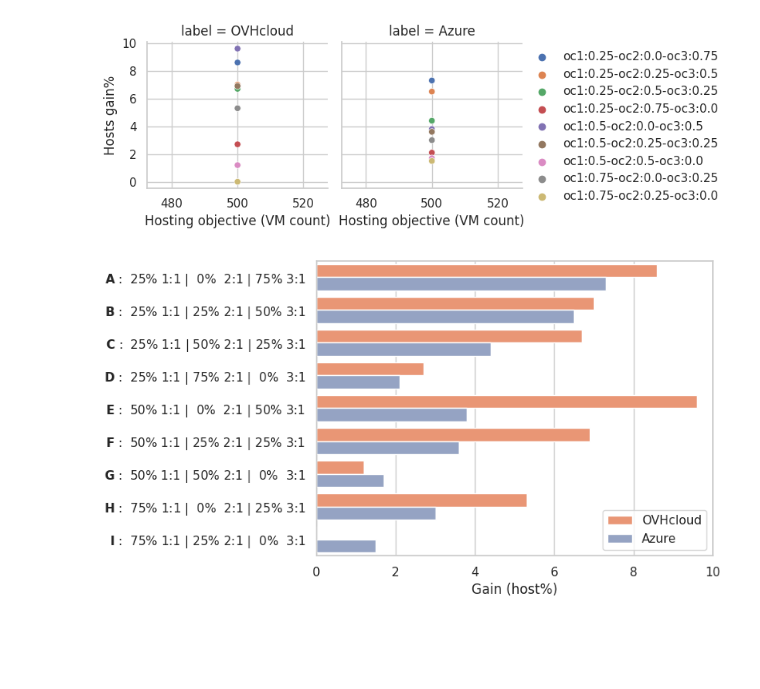
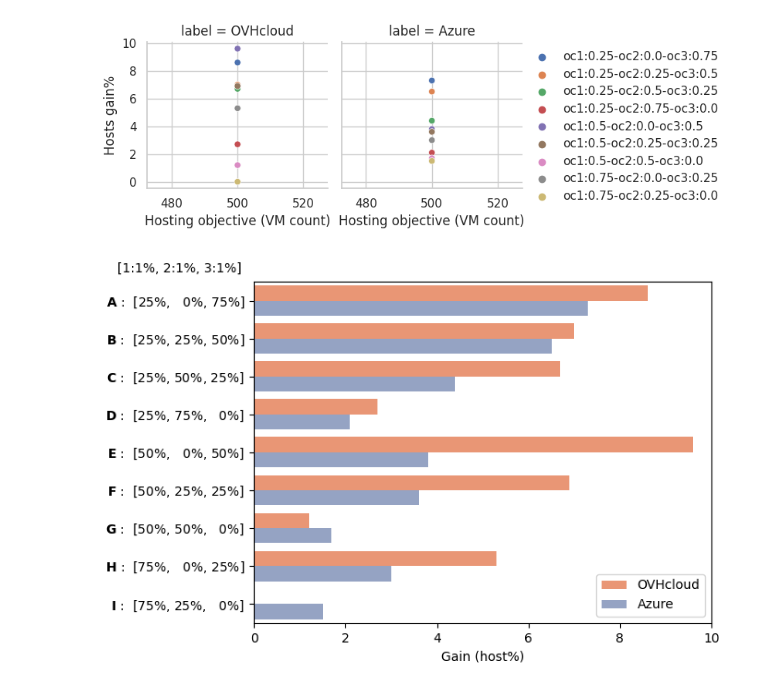
Before and after one commit to jacquetpi/cloudfactory-VMSlack, a Jupyter notebook: vcluster-experiments-data/Simulation.ipynb, the cells around one changed output. Cells and saved outputs as stored; diff of their text form; code cells hidden in the pictures; blank space fills up the shorter version.

Commit message:
sync figures

```diff
--- a/vcluster-experiments-data/Simulation.ipynb
+++ b/vcluster-experiments-data/Simulation.ipynb
@@ -258,37 +258,37 @@ dataset_gains.drop(dataset_gains[dataset_gains['oc1'] == 1].index, inplace = Tru
 dataset_gains.drop(dataset_gains[dataset_gains['oc2'] == 1].index, inplace = True)
 dataset_gains.drop(dataset_gains[dataset_gains['oc3'] == 1].index, inplace = True)
 
 def format_line(oc1, oc2, oc3):
-    label = str(round(oc1*100)) + "% 1:1"
+    label = "[" + str(round(oc1*100)) + "%, "
     if oc2>0:
-        label+= " | " + str(round(oc2*100)) + "% 2:1"
+        label+= str(round(oc2*100)) + "%, "
     else:
-        label+= " |  0%  2:1"
+        label+= "  0%, "
     if oc3>0:
-        label+= " | " + str(round(oc3*100)) + "% 3:1"
+        label+= str(round(oc3*100)) + "%]"
     else:
-        label+= " |  0%  3:1"
+        label+= "  0%]"
     if label not in format_line.associated_labels:
         format_line.associated_labels[label] = chr(ord('A') + format_line.counter)
         format_line.counter+=1
     return r'$\bf{' + format_line.associated_labels[label] + '}$'  + " :  " + label
 format_line.counter = 0
 format_line.associated_labels= dict()
 
 dataset_gains['distribution_clean'] = dataset_gains.apply(lambda row : format_line(row['oc1'],row['oc2'],row['oc3']), axis=1)
 gains_500vm = dataset_gains.drop(dataset_gains[dataset_gains['vm'] < 500].index)
 
 palette = list(sns.color_palette("Set2"))
 palette = [palette[1], palette[2]]
 
-sns.set_theme(style="whitegrid")
 ax = sns.barplot(gains_500vm, y="distribution_clean", x="gain", hue="label", palette=palette)
 ax.set_xlabel('Gain (host%)')
 ax.set_xlim([0,10])
 ax.set_ylabel('')
 
 ax.legend_.set_title(None)
 
+plt.text(-2.98, -0.75, '[1:1%, 2:1%, 3:1%]', fontsize=10)
 plt.gcf().savefig('figures/gains.pdf', bbox_inches='tight')
 # %% [output]
-[figure, old version]
+[figure, new version]
```
Also changed, not shown: parts of 14 cells of this notebook, 3 other files.
